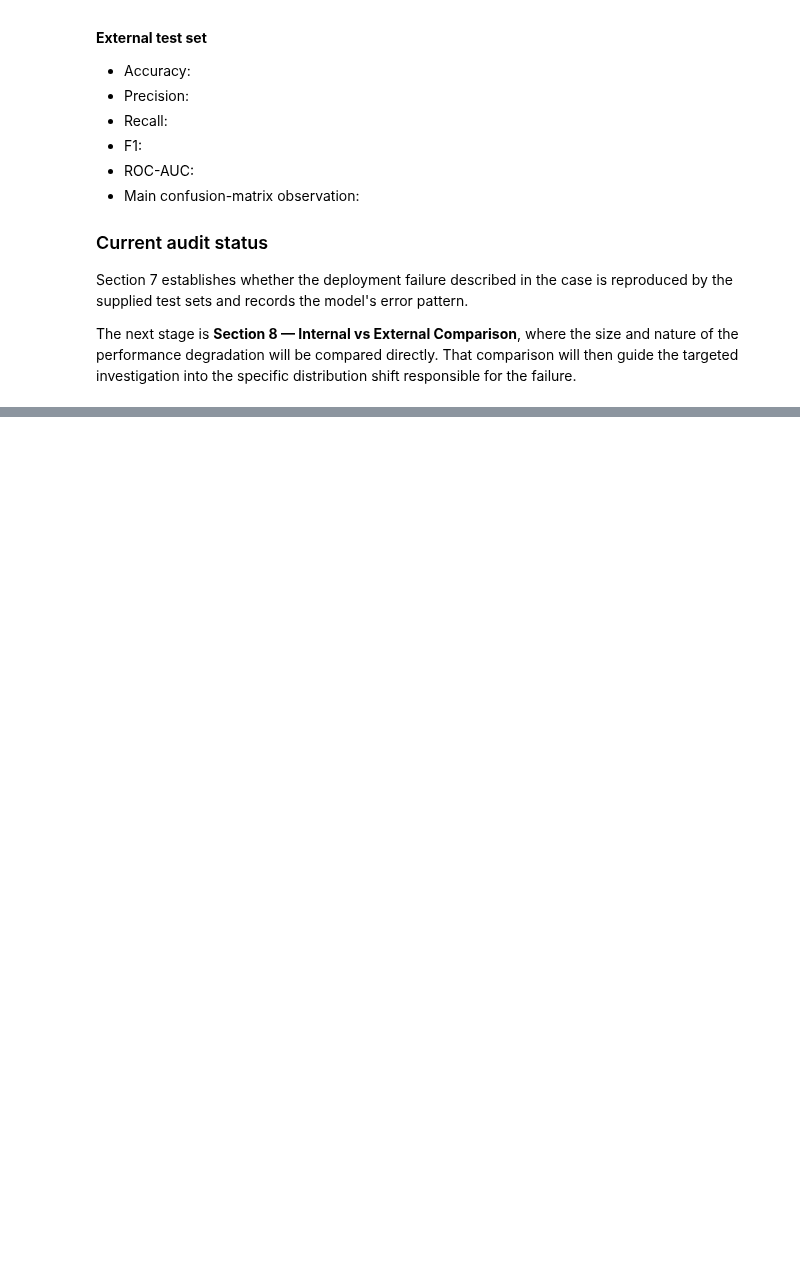
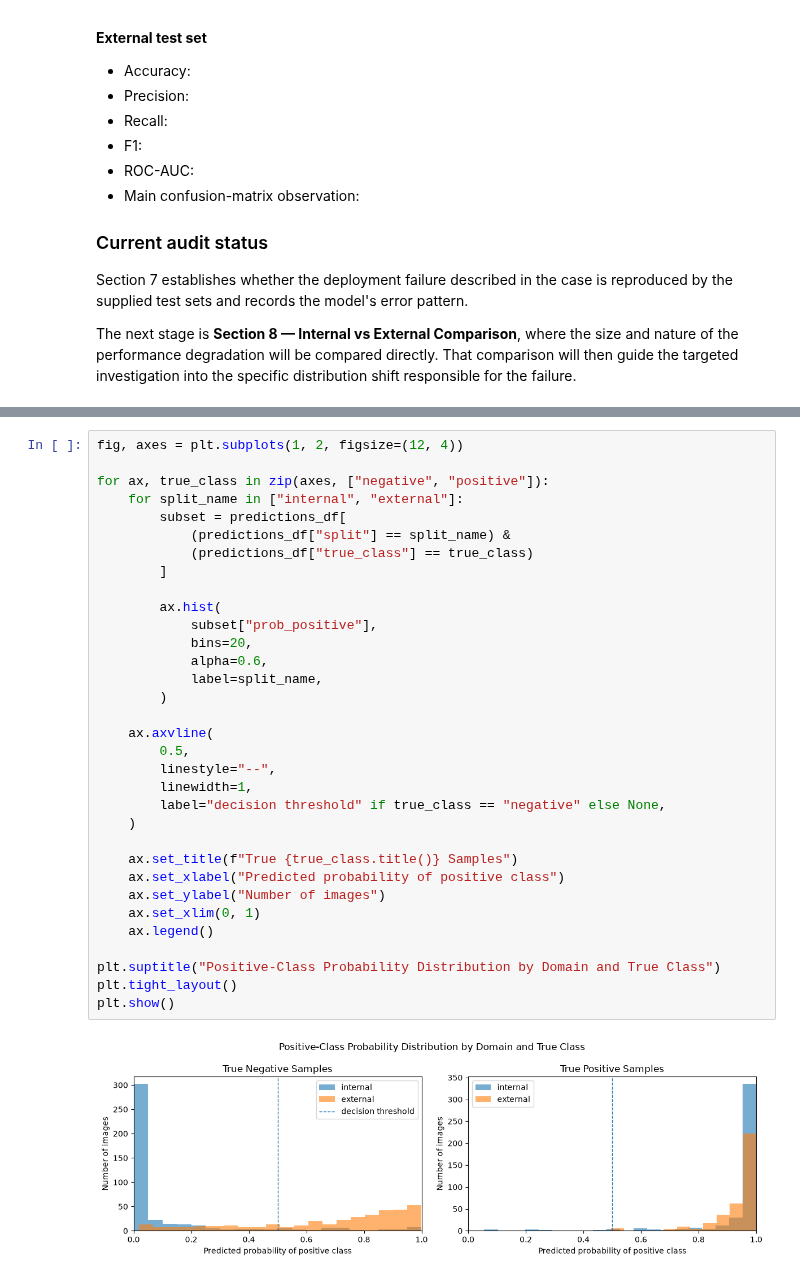
Before and after one commit to SamuelFleming/IFN680-S22026-Grp43, a Jupyter notebook: Assessment1/Project4/project4_code/case1.ipynb, the cells around one changed output, grey strips where cells are left out. Drawn from its saved outputs; the diff is of its cells as text; blank space fills up the shorter version.

```diff
--- a/Assessment1/Project4/project4_code/case1.ipynb
+++ b/Assessment1/Project4/project4_code/case1.ipynb
@@ -798,0 +1089,35 @@ The next stage is **Section 8 — Internal vs External Comparison**, where the s
+# %%
+fig, axes = plt.subplots(1, 2, figsize=(12, 4))
+
+for ax, true_class in zip(axes, ["negative", "positive"]):
+    for split_name in ["internal", "external"]:
+        subset = predictions_df[
+            (predictions_df["split"] == split_name) &
+            (predictions_df["true_class"] == true_class)
+        ]
+
+        ax.hist(
+            subset["prob_positive"],
+            bins=20,
+            alpha=0.6,
+            label=split_name,
+        )
+
+    ax.axvline(
+        0.5,
+        linestyle="--",
+        linewidth=1,
+        label="decision threshold" if true_class == "negative" else None,
+    )
+
+    ax.set_title(f"True {true_class.title()} Samples")
+    ax.set_xlabel("Predicted probability of positive class")
+    ax.set_ylabel("Number of images")
+    ax.set_xlim(0, 1)
+    ax.legend()
+
+plt.suptitle("Positive-Class Probability Distribution by Domain and True Class")
+plt.tight_layout()
+plt.show()
+# %% [output]
+[figure, added]
```
Also changed, not shown: parts of 23 cells of this notebook.
